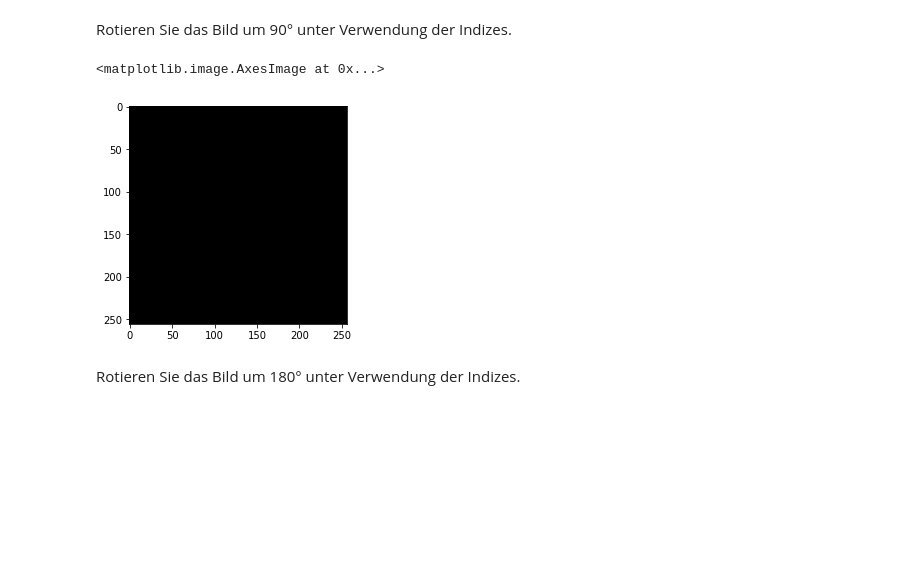
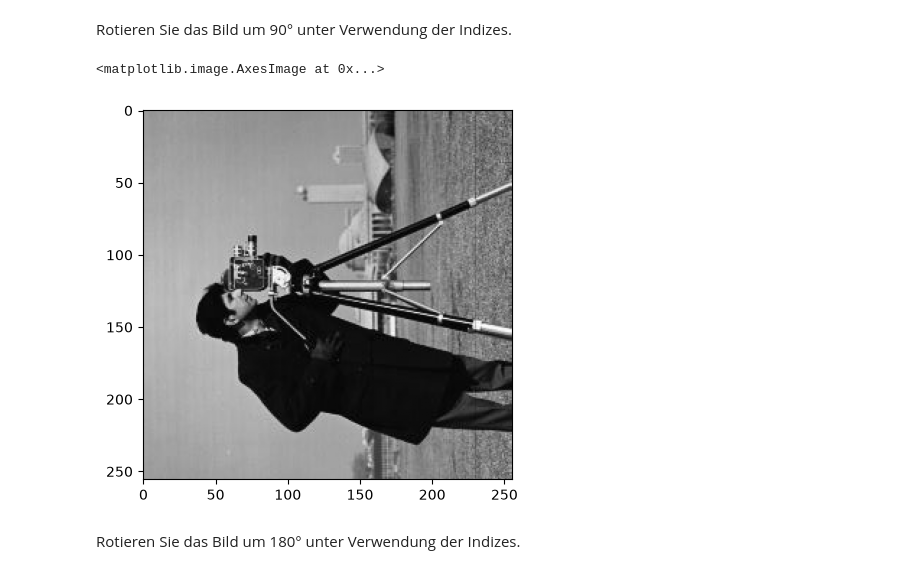
Before and after one commit to georgsteger22-commits/Software-Entwicklung, a Jupyter notebook: Jupyter_Notebooks/05_numpyPython.ipynb, the cells around one changed output. Saved outputs shown, nothing was run; the diff lists cells and outputs as text; code cells hidden in the pictures; blank space fills up the shorter version.

```diff
--- a/Jupyter_Notebooks/05_numpyPython.ipynb
+++ b/Jupyter_Notebooks/05_numpyPython.ipynb
@@ -873,12 +911,12 @@ Rotieren Sie das Bild um 90° unter Verwendung der Indizes.
 # %%
 img_new = np.zeros((m,n))
 
 # Code hier
-
+img_new = np.rot90(img, k=1)
 plt.imshow(img_new, cmap='gray')
 # %% [output]
 <matplotlib.image.AxesImage at 0x...>
-[figure, old version]
+[figure, new version]
 # %% [markdown]
 Rotieren Sie das Bild um 180° unter Verwendung der Indizes.
 # %%
```
Also changed, not shown: parts of 17 cells of this notebook.
